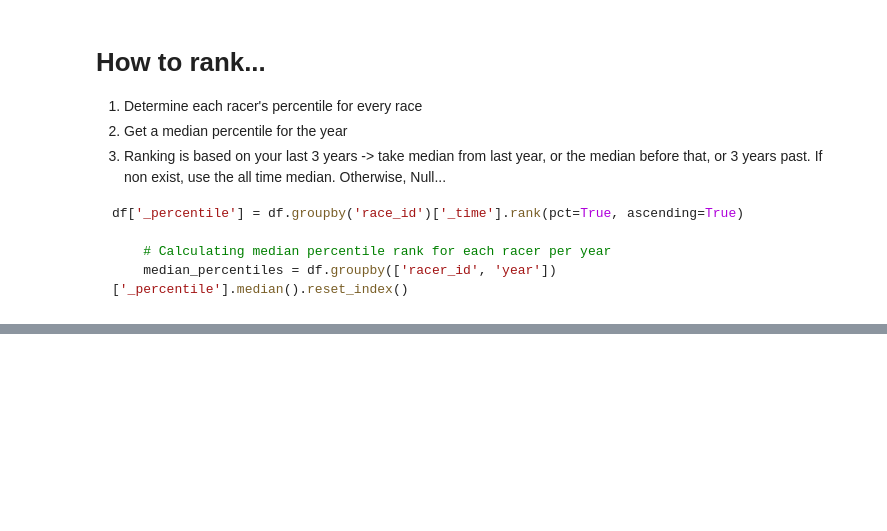
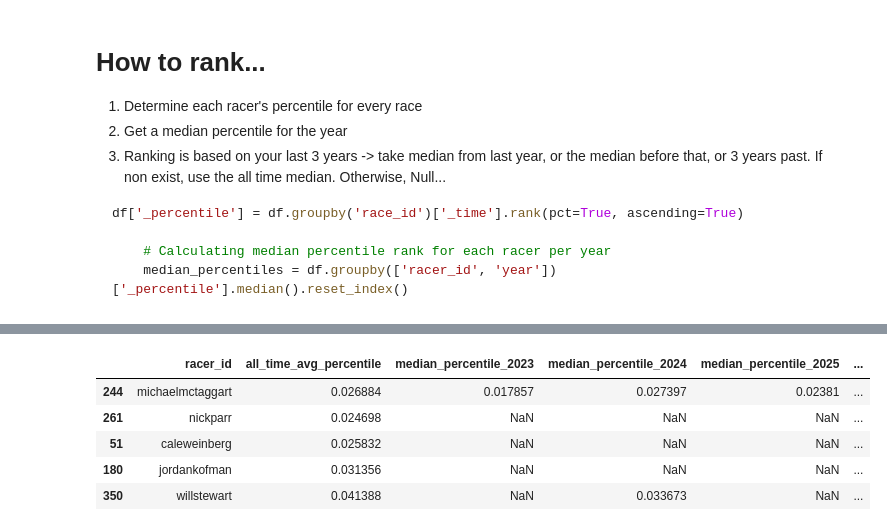
Before and after one commit to Cartar/alpine-fng.github.io, a Jupyter notebook: data/RacerRankPlayground.ipynb, the cells around one changed output, grey strips where cells are left out. Saved outputs shown, nothing was run; the diff lists cells and outputs as text; code cells hidden in the pictures; blank space fills up the shorter version.

```diff
--- a/data/RacerRankPlayground.ipynb
+++ b/data/RacerRankPlayground.ipynb
@@ -23,0 +165,3 @@ df['_percentile'] = df.groupby('race_id')['_time'].rank(pct=True, ascending=True
+# %%
+#mikemctaggart -> michaelmctaggart
+df_combined.loc[df_combined['racer_id'] == 'mikemctaggart', 'racer_id'] = 'michaelmctaggart'
@@ -23,0 +203,9 @@ df['_percentile'] = df.groupby('race_id')['_time'].rank(pct=True, ascending=True
+# %%
+ski_aggregated_df.head(5)
+# %% [output]
+|  | racer_id | all_time_avg_percentile | median_percentile_2023 | median_percentile_2024 | median_percentile_2025 | ... |
+| 244 | michaelmctaggart | 0.026884 | 0.017857 | 0.027397 | 0.02381 | ... |
+| 261 | nickparr | 0.024698 | NaN | NaN | NaN | ... |
+| 51 | caleweinberg | 0.025832 | NaN | NaN | NaN | ... |
+| 180 | jordankofman | 0.031356 | NaN | NaN | NaN | ... |
+| 350 | willstewart | 0.041388 | NaN | 0.033673 | NaN | ... |
```
Also changed, not shown: parts of 17 cells of this notebook, 9 other files.
